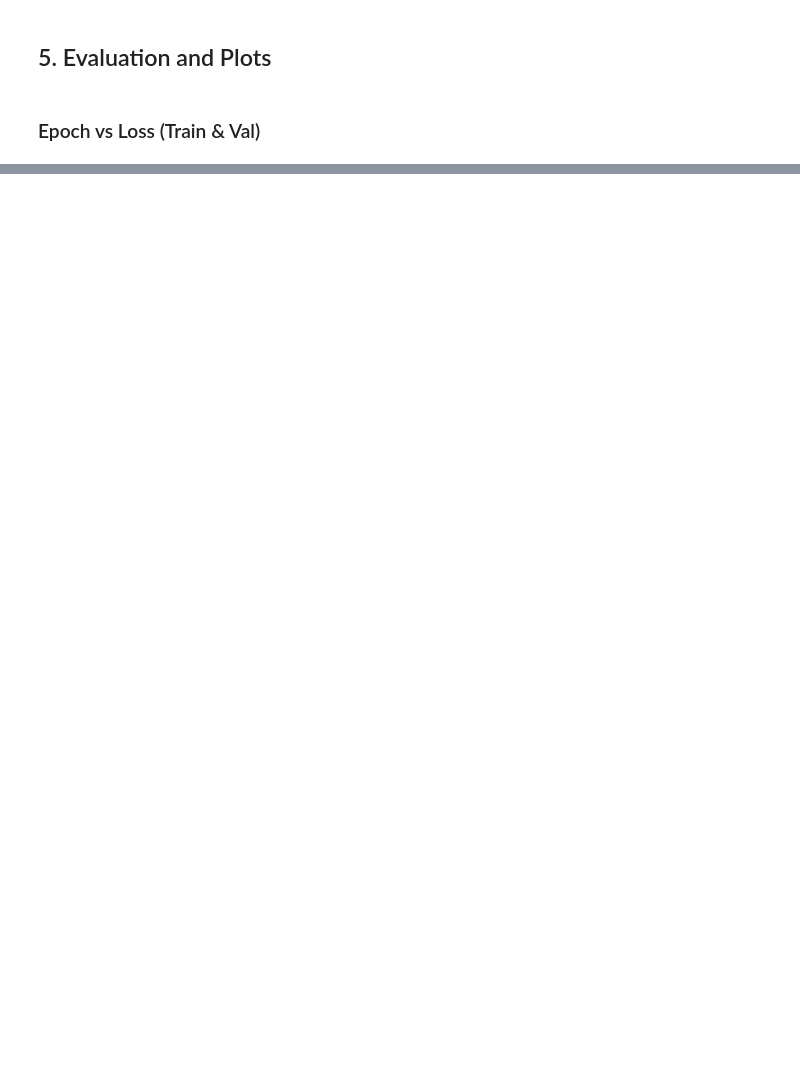
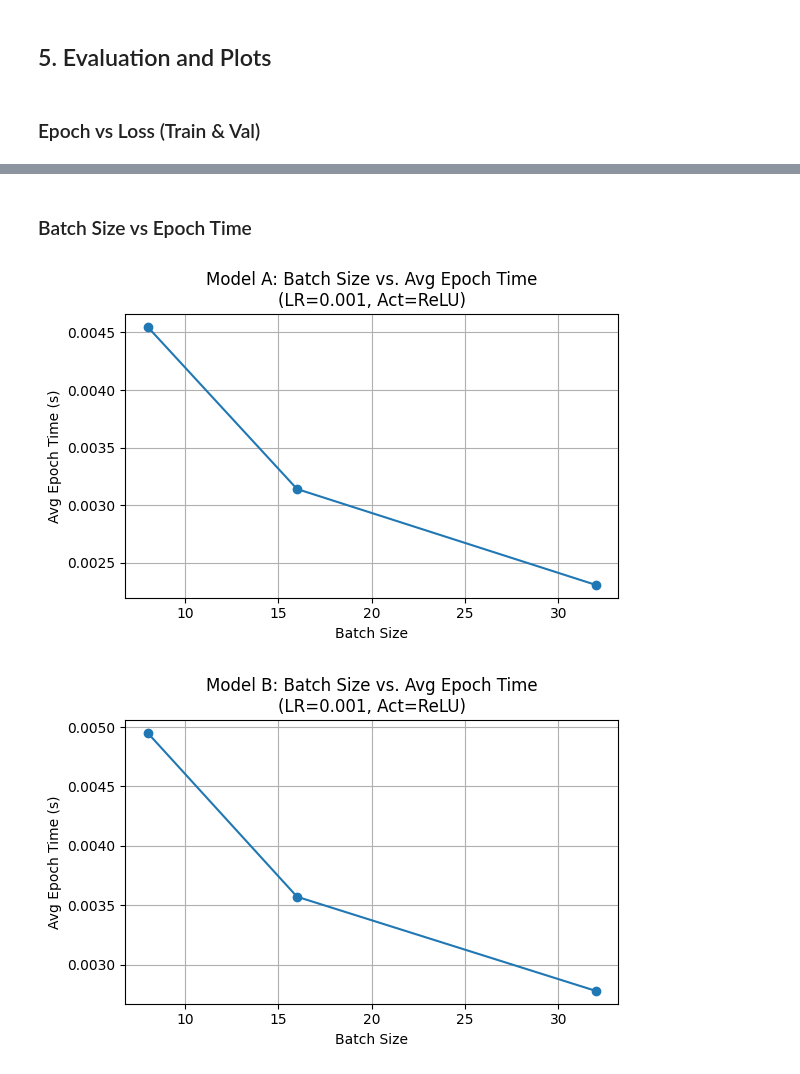
Before and after one commit to tonyzrl/ANN_Assignment, a Jupyter notebook: ANN_Notebook.ipynb, the cells around one changed output, grey strips where cells are left out. Drawn from its saved outputs; the diff is of its cells as text; code cells hidden in the pictures; blank space fills up the shorter version.

```diff
--- a/ANN_Notebook.ipynb
+++ b/ANN_Notebook.ipynb
@@ -499,0 +584,45 @@ for run in resultsB:
+# %% [markdown]
+### Batch Size vs Epoch Time
+# %%
+# === Model A: Batch Size vs. Avg Epoch Time (LR=0.001, Act=ReLU) ===
+batch_sizes = [8, 16, 32]
+avg_timesA  = []
+
+for bs in batch_sizes:
+    run = next(r for r in resultsA
+               if r['batch_size']==bs
+               and r['learning_rate']==0.001
+               and r['activation']=='relu')
+    avg_timesA.append(np.mean(run['epoch_times']))
+
+plt.figure(figsize=(6,4))
+plt.plot(batch_sizes, avg_timesA, marker='o')
+plt.xlabel('Batch Size')
+plt.ylabel('Avg Epoch Time (s)')
+plt.title('Model A: Batch Size vs. Avg Epoch Time\n(LR = 0.001, Act = ReLU)')
+plt.grid(True)
+plt.tight_layout()
+plt.savefig('modelA_BS_vs_EpochTime.png')
+
+# === Model B: Batch Size vs. Avg Epoch Time (LR=0.001, Act=ReLU) ===
+batch_sizes = [8, 16, 32]
+avg_timesB  = []
+
+for bs in batch_sizes:
+    run = next(r for r in resultsB
+               if r['batch_size']==bs
+               and r['learning_rate']==0.001
+               and r['activation']=='relu')
+    avg_timesB.append(np.mean(run['epoch_times']))
+
+plt.figure(figsize=(6,4))
+plt.plot(batch_sizes, avg_timesB, marker='o')
+plt.xlabel('Batch Size')
+plt.ylabel('Avg Epoch Time (s)')
+plt.title('Model B: Batch Size vs. Avg Epoch Time\n(LR = 0.001, Act = ReLU)')
+plt.grid(True)
+plt.tight_layout()
+plt.savefig('modelB_BS_vs_EpochTime.png')
+# %% [output]
+[figure, added]
+[figure, added]
```
Also changed, not shown: parts of 12 cells of this notebook.
